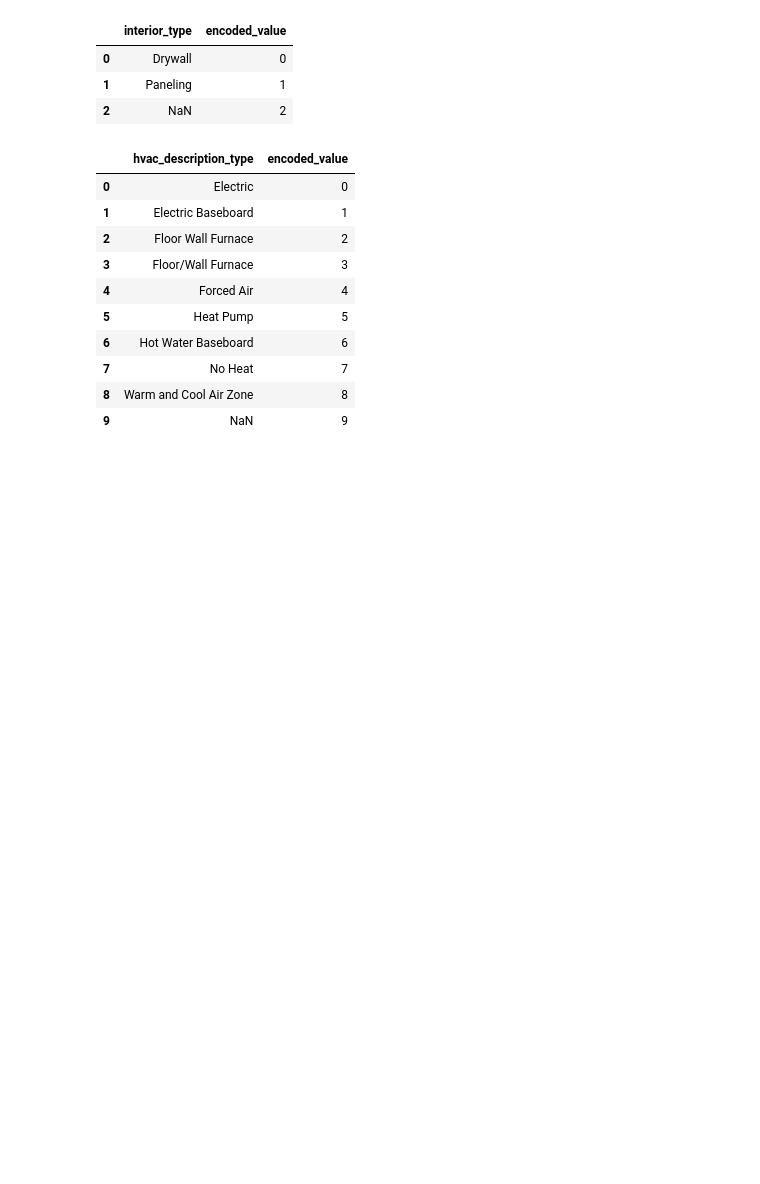
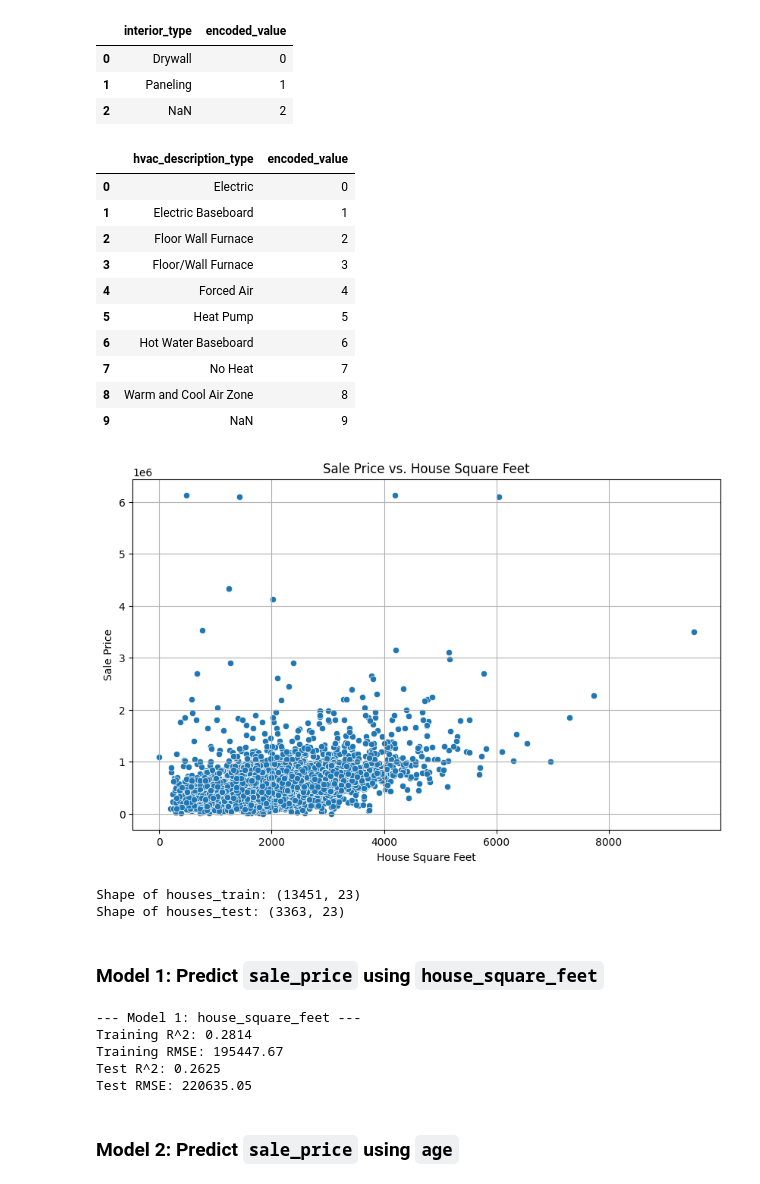
Before and after one commit to michaelhunter12/linear_models, a Jupyter notebook: lab/lab.ipynb, the cells around one changed output. Cells and saved outputs as stored; diff of their text form; code cells hidden in the pictures; blank space fills up the shorter version.

```diff
--- a/lab/lab.ipynb
+++ b/lab/lab.ipynb
@@ -183,3 +183,61 @@ display(hvac_description_mapping)
 | 7 | No Heat | 7 |
 | 8 | Warm and Cool Air Zone | 8 |
 | 9 | NaN | 9 |
+# %%
+plt.figure(figsize=(10, 6))
+sns.scatterplot(data=houses, x='house_square_feet', y='sale_price')
+plt.title('Sale Price vs. House Square Feet')
+plt.xlabel('House Square Feet')
+plt.ylabel('Sale Price')
+plt.grid(True)
+plt.show()
+# %% [output]
+[figure, added]
+# %%
+houses_train, houses_test = train_test_split(houses, test_size=0.2, random_state=42)
+
+print(f'Shape of houses_train: {houses_train.shape}')
+print(f'Shape of houses_test: {houses_test.shape}')
+# %% [output]
+Shape of houses_train: (13451, 23)
+Shape of houses_test: (3363, 23)
+# %% [markdown]
+### Model 1: Predict `sale_price` using `house_square_feet`
+# %%
+model_name = "Model 1: house_square_feet"
+
+# Define features (X) and target (y)
+X_train_1 = houses_train[['house_square_feet']]
+y_train_1 = houses_train['sale_price']
+X_test_1 = houses_test[['house_square_feet']]
+y_test_1 = houses_test['sale_price']
+
+# Initialize and fit the linear regression model
+model_1 = LinearRegression()
+model_1.fit(X_train_1, y_train_1)
+
+# Make predictions
+y_train_pred_1 = model_1.predict(X_train_1)
+y_test_pred_1 = model_1.predict(X_test_1)
+
+# Calculate R^2 and RMSE for training set
+r2_train_1 = r2_score(y_train_1, y_train_pred_1)
+rmse_train_1 = np.sqrt(mean_squared_error(y_train_1, y_train_pred_1))
+
+# Calculate R^2 and RMSE for test set
+r2_test_1 = r2_score(y_test_1, y_test_pred_1)
+rmse_test_1 = np.sqrt(mean_squared_error(y_test_1, y_test_pred_1))
+
+print(f"--- {model_name} ---")
+print(f"Training R^2: {r2_train_1:.4f}")
+print(f"Training RMSE: {rmse_train_1:.2f}")
+print(f"Test R^2: {r2_test_1:.4f}")
+print(f"Test RMSE: {rmse_test_1:.2f}")
+# %% [output]
+--- Model 1: house_square_feet ---
+Training R^2: 0.2814
+Training RMSE: 195447.67
+Test R^2: 0.2625
+Test RMSE: 220635.05
+# %% [markdown]
+### Model 2: Predict `sale_price` using `age`
```
Also changed, not shown: parts of 8 cells of this notebook.
